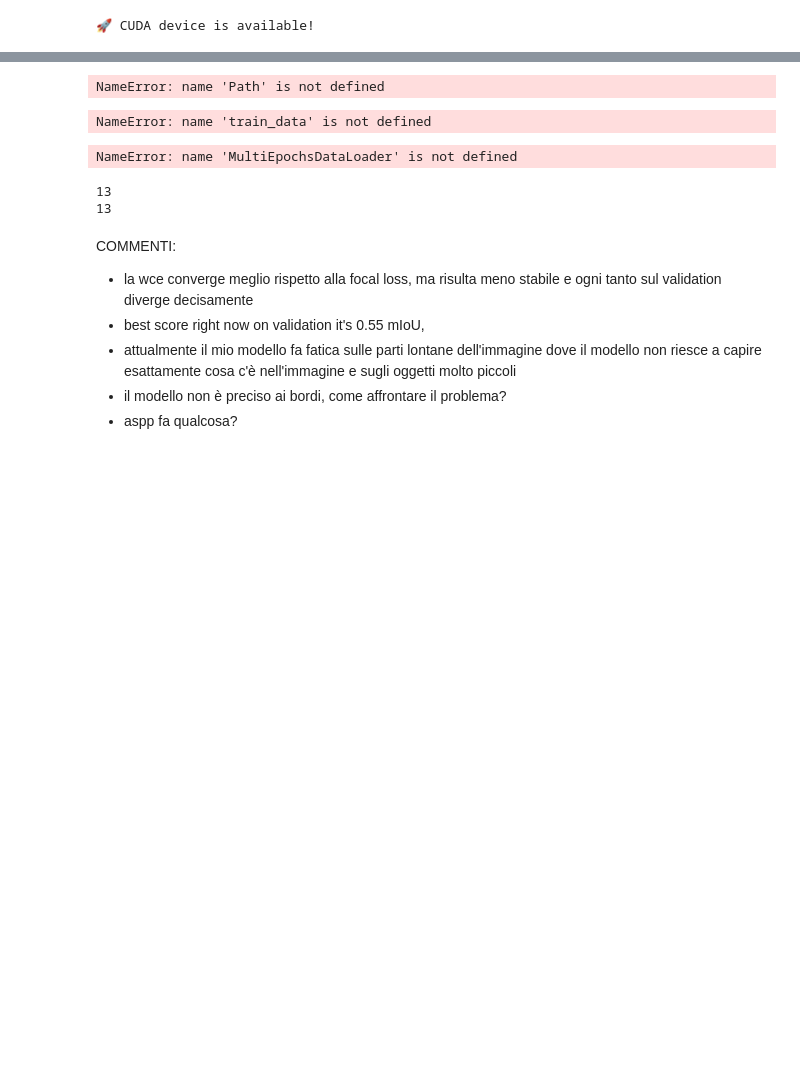
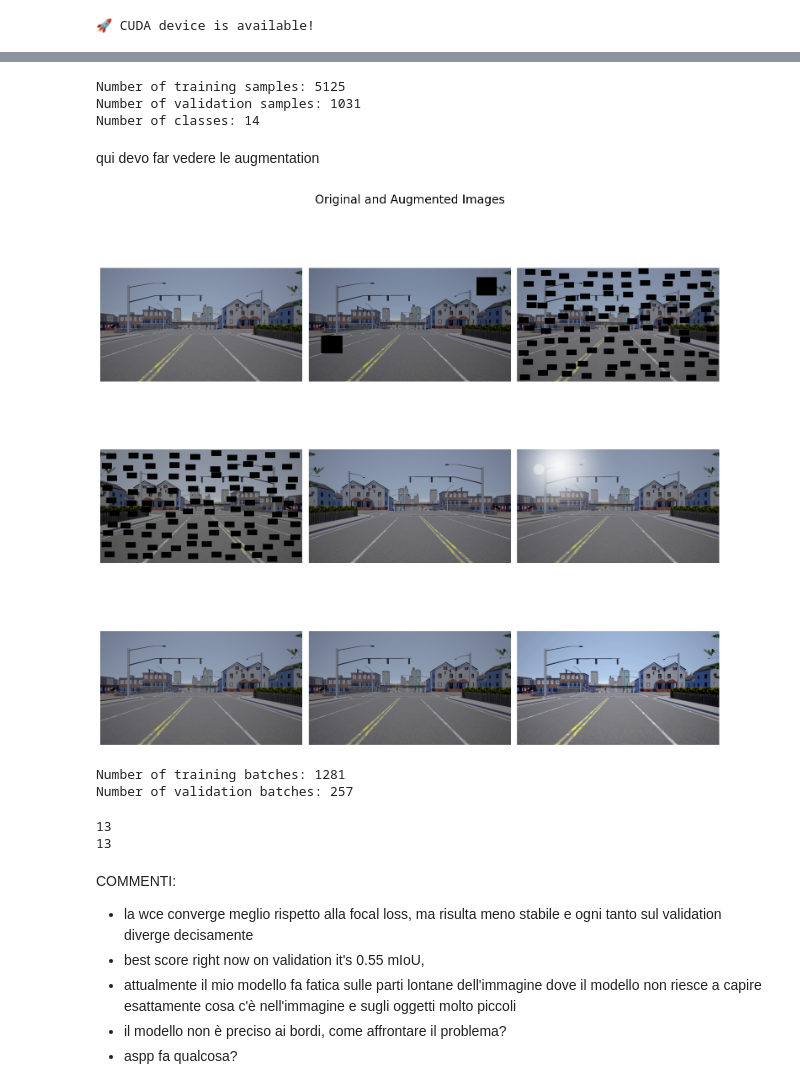
Before and after one commit to alessioarcara/ml4cv_assignment, a Jupyter notebook: main.ipynb, the cells around one changed output, grey strips where cells are left out. Saved outputs shown, nothing was run; the diff lists cells and outputs as text; code cells hidden in the pictures; blank space fills up the shorter version.

```diff
--- a/main.ipynb
+++ b/main.ipynb
@@ -97,19 +91,10 @@ NameError: name 'config' is not defined
 # %%
-train_root = Path.home() / config['paths']['train_path']
+train_root = Path.home() / config["paths"]["train_path"]
+data_transforms = get_data_transforms(imgH, imgW)
 
-train_data = StreetHazards(
-    train_root,
-    "training",
-    transforms=data_transforms["train"]
-)
+train_data = StreetHazards(train_root, "training", transforms=data_transforms["train"])
 
-val_data = StreetHazards(
-    train_root,
-    "validation",
-    transforms=data_transforms["val"]
-)
-
-val_data_with_anomalies()
+val_data = StreetHazards(train_root, "validation", transforms=data_transforms["val"])
 
 num_classes = len(STREET_HAZARDS_CLASSES)
 class_dict = get_classes_as_dict()
@@ -118,58 +103,73 @@ print(f"Number of training samples: {len(train_data)}")
 print(f"Number of validation samples: {len(val_data)}")
 print(f"Number of classes: {num_classes}")
 # %% [output]
-NameError: name 'Path' is not defined
+Number of training samples: 5125
+Number of validation samples: 1031
+Number of classes: 14
+# %% [markdown]
+qui devo far vedere le augmentation
 # %%
-from torchvision.utils import make_grid
-
-def visualize_augmentations(dataset, num_samples=4):
-    img, _ = dataset[0]
+def visualize_augmentations(dataset, num_samples=6, cols=3):
+    img, _ = dataset.__getitem__(0, apply_transforms=False)  # original image
     imgs = [img]
 
     for _ in range(num_samples - 1):
-        img_np = img.permute(1, 2, 0).numpy()
-        augmented = data_transforms['train'](image=img_np)['image']
-        #imgs.append(torch.from_numpy(augmented).permute(2, 0, 1))
+        augmented = data_transforms["train"](image=img)["image"]
+        imgs.append(denorm(augmented))
 
-    img_grid = make_grid(imgs, nrow=4, normalize=True)
+    rows = math.ceil(num_samples / cols)
+    fig, axes = plt.subplots(rows, cols, figsize=(cols * 5, rows * 5))
 
-    plt.figure(figsize=(15,15))
-    plt.imshow(img_grid.permute(1, 2, 0).numpy())
-    plt.title("Original and Augmented Images", fontsize=16)
-    plt.axis('off')
+    axes = axes.flatten() if rows > 1 else [axes]
+
+    for i, ax in enumerate(axes):
+        if i < num_samples:
+            ax.imshow(imgs[i])
+            ax.axis("off")
+        else:
+            ax.set_visible(False)  # Hide unused subplots
+
+    plt.suptitle("Original and Augmented Images", fontsize=20)
+    plt.tight_layout()
     plt.show()
 
-visualize_augmentations(train_data)
+
+visualize_augmentations(train_data, num_samples=9)
 # %% [output]
-NameError: name 'train_data' is not defined
+[figure, added]
 # %%
 import os
+
 NUM_WORKERS = os.cpu_count() - 1
+cv2.setNumThreads(0)
 
 train_loader = MultiEpochsDataLoader(
     train_data,
-    batch_size=config['training']['batch_size'],
+    batch_size=config["training"]["batch_size"],
     shuffle=True,
+    drop_last=True,
     num_workers=NUM_WORKERS,
     pin_memory=True,
     persistent_workers=True,
-    prefetch_factor=3
+    prefetch_factor=3,
 )
 
 val_loader = MultiEpochsDataLoader(
     val_data,
-    batch_size=config['training']['batch_size'],
+    batch_size=config["training"]["batch_size"],
     shuffle=False,
     num_workers=NUM_WORKERS,
     pin_memory=True,
     persistent_workers=True,
-    prefetch_factor=2
+    prefetch_factor=2,
+    drop_last=True,
 )
 
 print(f"Number of training batches: {len(train_loader)}")
 print(f"Number of validation batches: {len(val_loader)}")
 # %% [output]
-NameError: name 'MultiEpochsDataLoader' is not defined
+Number of training batches: 1281
+Number of validation batches: 257
 # %%
 class_weights = train_data.get_class_weights().to(device)
 class_weights = class_weights[:-1]
```
Also changed, not shown: parts of 18 cells of this notebook, 11 other files.
